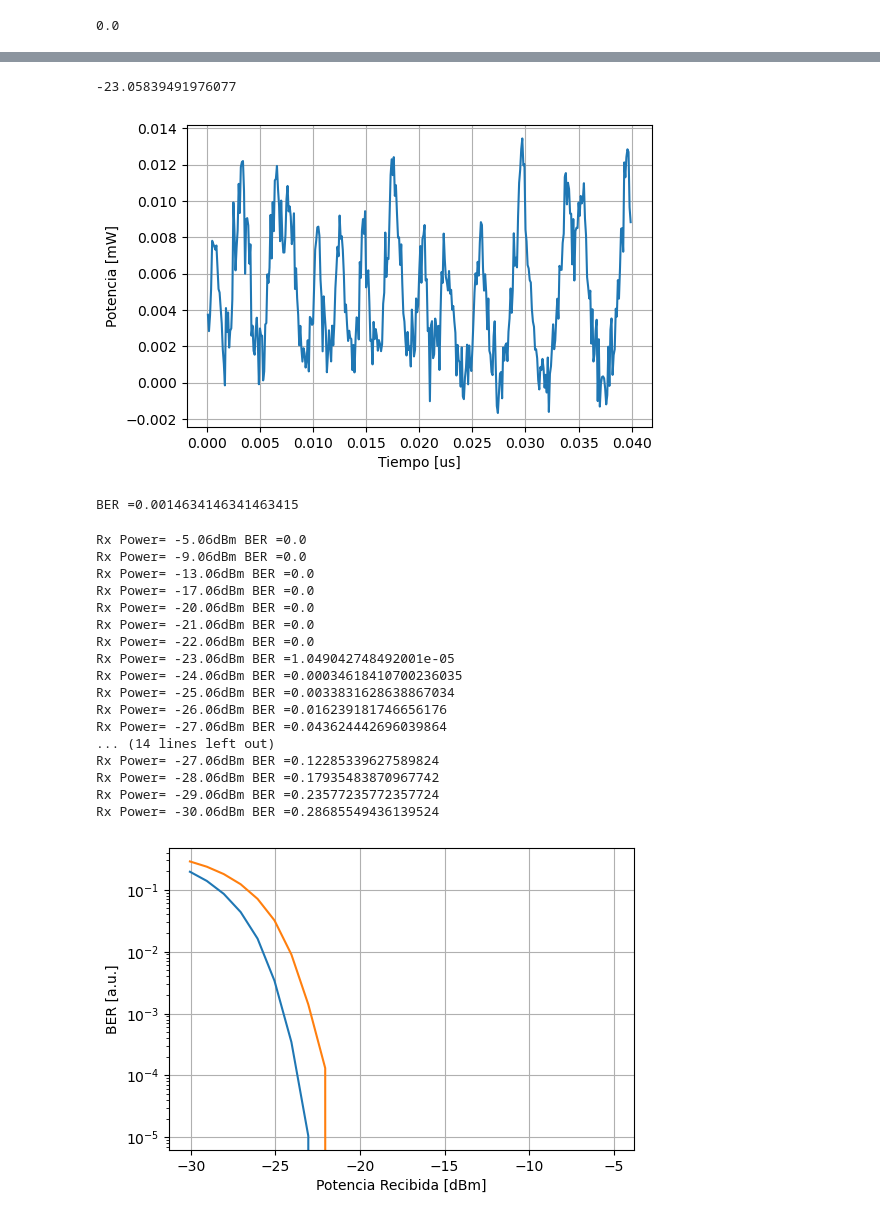
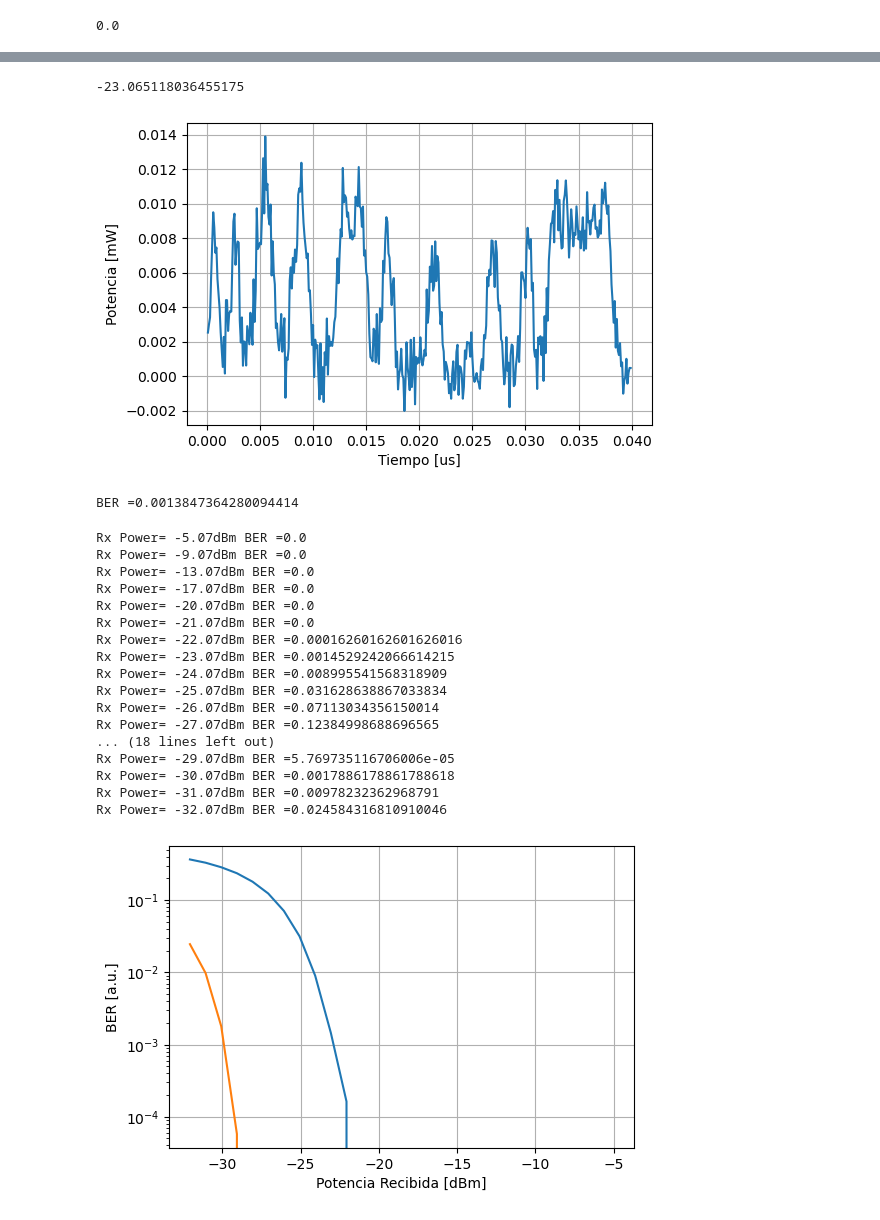
Before and after one commit to DiegoVillafani1/Red-de-transporte-de-fibra-optica-para-5G, a Jupyter notebook: 5G_clase_4.ipynb, the cells around one changed output, grey strips where cells are left out. Saved outputs shown, nothing was run; the diff lists cells and outputs as text; code cells hidden in the pictures.

```diff
--- a/5G_clase_4.ipynb
+++ b/5G_clase_4.ipynb
@@ -130,7 +130,7 @@ Vector_Señal=np.fft.ifft(np.fft.fft(Vector_Señal[0:len(Hf)])*Hf)
 
 
 #Agregamos ruido
-noise = np.random.normal(0, 0.0, Vector_Señal.shape)
+noise = np.random.normal(0, 0.01, Vector_Señal.shape)
 Vector_Señal = Vector_Señal + noise
 
 
@@ -227,7 +227,7 @@ plt.show()
 P_mean = np.mean(np.abs(att_dis_laser_mod)**2)
 10*np.log10(P_mean)
 # %% [output]
--23.05839491976077
+-23.065118036455175
 # %%
 #Simulacion del Receptor
 
@@ -247,7 +247,7 @@ plt.ylabel('Potencia [mW]')
 plt.xlabel('Tiempo [us]')
 plt.show()
 # %% [output]
-[figure, old version]
+[figure, new version]
 # %%
 #Calculo del BER
 #Decisión entre 0 y 1:
@@ -265,11 +265,11 @@ BER=(len(bits_rx)-np.sum(bits_rx==bits[0:len(bits_rx)]))/len(bits_rx)
 
 print('BER ='+str(BER))
 # %% [output]
-BER =0.0014634146341463415
+BER =0.0013847364280094414
 # %%
 #Making a BER curve
 
-Distancias=np.concatenate((np.arange(10,80,20),np.arange(85,140,5)))
+Distancias=np.concatenate((np.arange(10,80,20),np.arange(85,150,5)))
 BER_l=[]
 Rx_p=[]
 
@@ -282,7 +282,7 @@ for ind in np.arange(0,len(Distancias)):
     alpha=att_db*1e3*np.log(10)/10/1e3
 
     #Parametro de la fibra optica
-    D=0%17e-6 #Parametro de dispersion chromatica [s/m^2]
+    D=17e-6 #Parametro de dispersion chromatica [s/m^2]
 
     #Beta2
     beta2=D*(-Longitud_de_onda_del_laser_central**2)/2/np.pi/c #[s/m^2]
@@ -322,8 +322,9 @@ for ind in np.arange(0,len(Distancias)):
     #Recuperacion del bit muestreando en el medio del bit
     bits_rx=Rx_I_noise[5:-1:samples_per_bit]
     #Decision entre 0 y 1
+    bits_rx[bits_rx<=Limite]=0
     bits_rx[bits_rx>Limite]=1
-    bits_rx[bits_rx<=Limite]=0
+
 
 
     #Calculo del BER
@@ -368,55 +369,56 @@ for ind in np.arange(0,len(Distancias)):
 
     #Simulacion del Receptor
 
-    Responsividad=0.9
+    Responsividad=9
     Ruido=0.001
 
     Rx_I=Responsividad*abs(att_dis_laser_mod)**2
 
     noise = np.random.normal(0, Ruido, Rx_I.shape)
     Rx_I_noise = Rx_I + noise
 
 
     #Calculo del BER
     #Decisión entre 0 y 1:
     Limite = np.mean(Rx_I_noise)
     samples_per_bit=int(np.ceil(numero_de_muestras/len(bits)))
     #Recuperacion del bit muestreando en el medio del bit
     bits_rx=Rx_I_noise[5:-1:samples_per_bit]
     #Decision entre 0 y 1
+    bits_rx[bits_rx<=Limite]=0
     bits_rx[bits_rx>Limite]=1
-    bits_rx[bits_rx<=Limite]=0
+
 
 
     #Calculo del BER
     BER=(len(bits_rx)-np.sum(bits_rx==bits[0:len(bits_rx)]))/len(bits_rx)
     print('Rx Power= '+str(np.round(10*np.log10(P_mean),2))+ 'dBm BER ='+str(BER))
     BER_l2.append(BER)
 
 #Graficando BER vs Rx Power
 plt.rcParams['figure.dpi'] = 100 # 200 e.g. is really fine, but slower
 plt.grid(True)
 plt.plot(Rx_p,BER_l,Rx_p2,BER_l2)
 plt.yscale('log')
 plt.ylabel('BER [a.u.]')
 plt.xlabel('Potencia Recibida [dBm]')
 plt.show()
 # %% [output]
-Rx Power= -5.06dBm BER =0.0
-Rx Power= -9.06dBm BER =0.0
-Rx Power= -13.06dBm BER =0.0
-Rx Power= -17.06dBm BER =0.0
-Rx Power= -20.06dBm BER =0.0
-Rx Power= -21.06dBm BER =0.0
-Rx Power= -22.06dBm BER =0.0
-Rx Power= -23.06dBm BER =1.049042748492001e-05
-Rx Power= -24.06dBm BER =0.00034618410700236035
-Rx Power= -25.06dBm BER =0.0033831628638867034
-Rx Power= -26.06dBm BER =0.016239181746656176
-Rx Power= -27.06dBm BER =0.043624442696039864
-... (14 lines left out)
-Rx Power= -27.06dBm BER =0.12285339627589824
-Rx Power= -28.06dBm BER =0.17935483870967742
-Rx Power= -29.06dBm BER =0.23577235772357724
-Rx Power= -30.06dBm BER =0.28685549436139524
+Rx Power= -5.07dBm BER =0.0
+Rx Power= -9.07dBm BER =0.0
+Rx Power= -13.07dBm BER =0.0
+Rx Power= -17.07dBm BER =0.0
+Rx Power= -20.07dBm BER =0.0
+Rx Power= -21.07dBm BER =0.0
+Rx Power= -22.07dBm BER =0.00016260162601626016
+Rx Power= -23.07dBm BER =0.0014529242066614215
+Rx Power= -24.07dBm BER =0.008995541568318909
+Rx Power= -25.07dBm BER =0.031628638867033834
+Rx Power= -26.07dBm BER =0.07113034356150014
+Rx Power= -27.07dBm BER =0.12384998688696565
+... (18 lines left out)
+Rx Power= -29.07dBm BER =5.769735116706006e-05
+Rx Power= -30.07dBm BER =0.0017886178861788618
+Rx Power= -31.07dBm BER =0.00978232362968791
+Rx Power= -32.07dBm BER =0.024584316810910046
-[figure, old version]
+[figure, new version]
```
Also changed, not shown: parts of 3 cells of this notebook.
